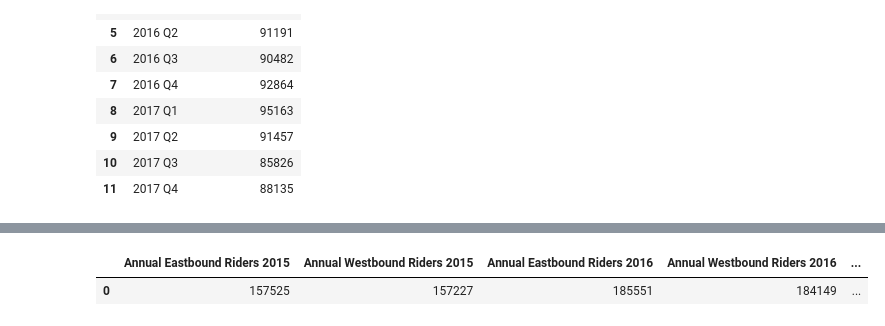
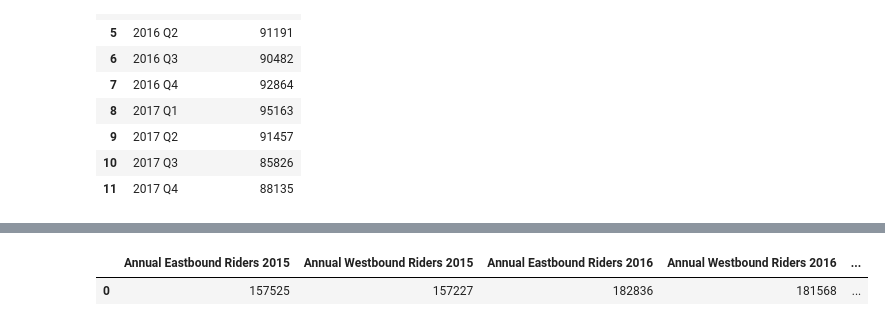
Before and after one commit to Sephka/Project1, a Jupyter notebook: Project_Folder/Project_1_v1.ipynb, the cells around one changed output, grey strips where cells are left out. Saved outputs shown, nothing was run; the diff lists cells and outputs as text; code cells hidden in the pictures.

```diff
--- a/Project_Folder/Project_1_v1.ipynb
+++ b/Project_Folder/Project_1_v1.ipynb
@@ -171,9 +143,10 @@ plt.savefig('Rider Fares.png')
 # %%
-# What is the volume of riders between eastbound vs westbound each year?
+# What is the volume of riders between eastbound and westbound each year?
 renamed_rail_df['Annual Riders 2015']= renamed_rail_df.iloc[:, 1:5].sum(axis=1)
-renamed_rail_df['Annual Riders 2016']= renamed_rail_df.iloc[:, 6:10].sum(axis=1)
-renamed_rail_df['Annual Riders 2017']= renamed_rail_df.iloc[:, 11:14].sum(axis=1)
-east_versus_west_df = renamed_rail_df.loc[:, ['Eastbound or Westbound', 'Annual Riders 2015', 'Annual Riders 2016', 'Annual Riders 2017']]
+renamed_rail_df['Annual Riders 2016']= renamed_rail_df.iloc[:, 5:9].sum(axis=1)
+renamed_rail_df['Annual Riders 2017']= renamed_rail_df.iloc[:, 9:13].sum(axis=1)
+east_versus_west_df = renamed_rail_df.loc[:, ['Eastbound or Westbound', 'Annual Riders 2015',
+                                              'Annual Riders 2016', 'Annual Riders 2017']]
 east_versus_west_df.head()
 # %% [output]
 |  | Eastbound or Westbound | Annual Riders 2015 | Annual Riders 2016 | Annual Riders 2017 |
@@ -185,21 +158,27 @@ east_versus_west_df.head()
 # %%
-east_riders_15 = east_versus_west_df.loc[east_versus_west_df['Eastbound or Westbound'] == 'Eastbound', 'Annual Riders 2015'].sum()
-west_riders_15 = east_versus_west_df.loc[east_versus_west_df['Eastbound or Westbound'] == 'Westbound', 'Annual Riders 2015'].sum()
-east_riders_16 = east_versus_west_df.loc[east_versus_west_df['Eastbound or Westbound'] == 'Eastbound', 'Annual Riders 2016'].sum()
-west_riders_16 = east_versus_west_df.loc[east_versus_west_df['Eastbound or Westbound'] == 'Westbound', 'Annual Riders 2016'].sum()
-east_riders_17 = east_versus_west_df.loc[east_versus_west_df['Eastbound or Westbound'] == 'Eastbound', 'Annual Riders 2017'].sum()
-west_riders_17 = east_versus_west_df.loc[east_versus_west_df['Eastbound or Westbound'] == 'Westbound', 'Annual Riders 2017'].sum()
+east_riders_15 = east_versus_west_df.loc[east_versus_west_df['Eastbound or Westbound'] == 'Eastbound',
+                                         'Annual Riders 2015'].sum()
+west_riders_15 = east_versus_west_df.loc[east_versus_west_df['Eastbound or Westbound'] == 'Westbound',
+                                         'Annual Riders 2015'].sum()
+east_riders_16 = east_versus_west_df.loc[east_versus_west_df['Eastbound or Westbound'] == 'Eastbound',
+                                         'Annual Riders 2016'].sum()
+west_riders_16 = east_versus_west_df.loc[east_versus_west_df['Eastbound or Westbound'] == 'Westbound',
+                                         'Annual Riders 2016'].sum()
+east_riders_17 = east_versus_west_df.loc[east_versus_west_df['Eastbound or Westbound'] == 'Eastbound',
+                                         'Annual Riders 2017'].sum()
+west_riders_17 = east_versus_west_df.loc[east_versus_west_df['Eastbound or Westbound'] == 'Westbound',
+                                         'Annual Riders 2017'].sum()
 
 riders_df = pd.DataFrame({'Annual Eastbound Riders 2015' : [east_riders_15],
                           'Annual Westbound Riders 2015' : [west_riders_15],
                           'Annual Eastbound Riders 2016' : [east_riders_16],
                           'Annual Westbound Riders 2016' : [west_riders_16],
                           'Annual Eastbound Riders 2017' : [east_riders_17],
                           'Annual Westbound Riders 2017' : [west_riders_17],})
 riders_df
 # %% [output]
 |  | Annual Eastbound Riders 2015 | Annual Westbound Riders 2015 | Annual Eastbound Riders 2016 | Annual Westbound Riders 2016 | ... |
-| 0 | 157525 | 157227 | 185551 | 184149 | ... |
+| 0 | 157525 | 157227 | 182836 | 181568 | ... |
 # %%
 riders_df = pd.DataFrame({'':['Eastbound 2015',
                                  'Westbound 2015',
```
Also changed, not shown: parts of 14 cells of this notebook, 6 other files.
